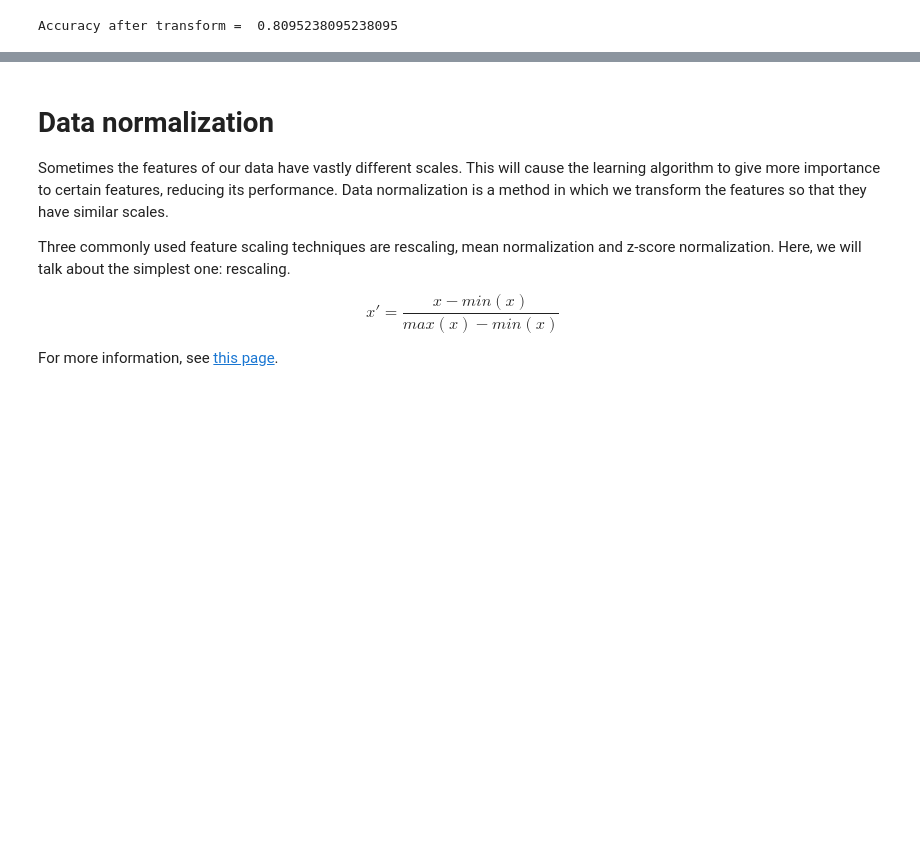
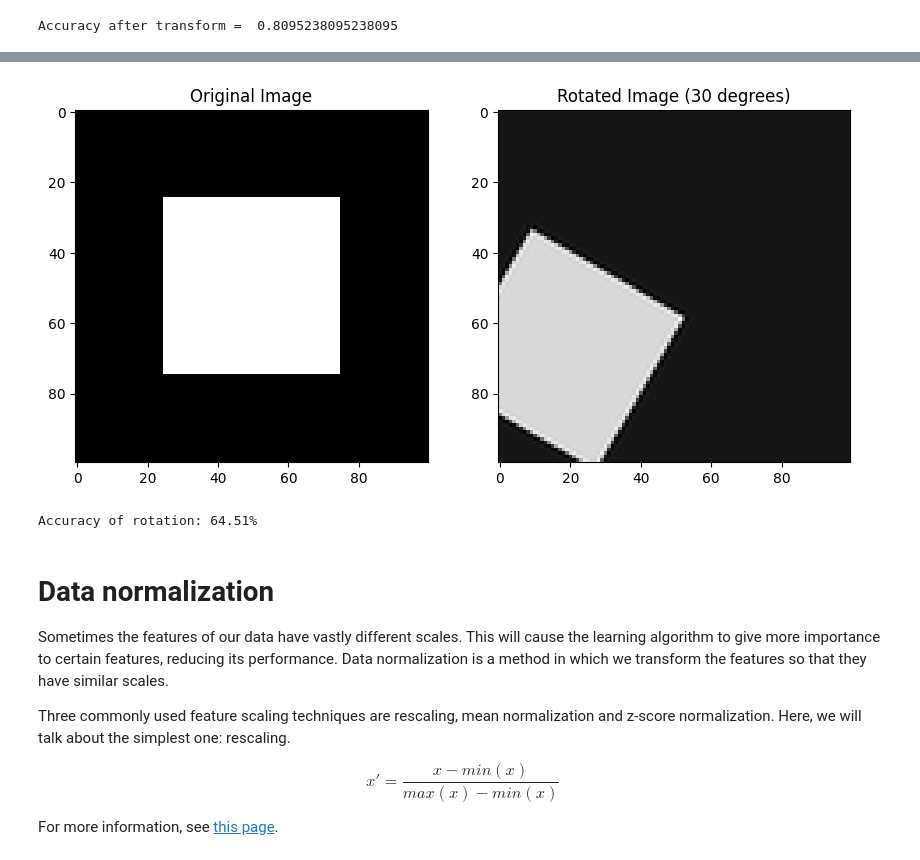
Before and after one commit to dakojudakshayani/FMML-22B21A4611.D, a Jupyter notebook: Copy_of_Module_01_Lab_04_LinearAlgebra.ipynb, the cells around one changed output, grey strips where cells are left out. Drawn from its saved outputs; the diff is of its cells as text; code cells hidden in the pictures; blank space fills up the shorter version.

```diff
--- a/Copy_of_Module_01_Lab_04_LinearAlgebra.ipynb
+++ b/Copy_of_Module_01_Lab_04_LinearAlgebra.ipynb
@@ -341,3 +332,43 @@ In summary, it depends on the specific transformation and the features you're wo
+# %%
+import numpy as np
+import matplotlib.pyplot as plt
+from scipy import ndimage
+
+# Create a square image
+size = 100
+image = np.zeros((size, size))
+image[size//4:3*size//4, size//4:3*size//4] = 1
+
+# Define the rotation angle in degrees
+rotation_angle_degrees = 30
+
+# Create a rotation matrix
+rotation_angle_radians = np.radians(rotation_angle_degrees)
+rotation_matrix = np.array([[np.cos(rotation_angle_radians), -np.sin(rotation_angle_radians)],
+                            [np.sin(rotation_angle_radians), np.cos(rotation_angle_radians)]])
+
+# Apply the rotation to the image
+rotated_image = ndimage.interpolation.affine_transform(image, rotation_matrix)
+
+# Plot the original and rotated images
+plt.figure(figsize=(10, 5))
+plt.subplot(1, 2, 1)
+plt.imshow(image, cmap='gray')
+plt.title('Original Image')
+
+plt.subplot(1, 2, 2)
+plt.imshow(rotated_image, cmap='gray')
+plt.title(f'Rotated Image ({rotation_angle_degrees} degrees)')
+
+plt.show()
+
+# Measure the accuracy by comparing the original and rotated images
+difference = np.abs(image - rotated_image)
+accuracy = 1 - np.sum(difference) / (size * size)
+print(f'Accuracy of rotation: {accuracy * 100:.2f}%')
+# %% [output]
+[figure, added]
+Accuracy of rotation: 64.51%
 # %% [markdown]
 # Data normalization
 
```
Also changed, not shown: parts of 3 cells of this notebook.
